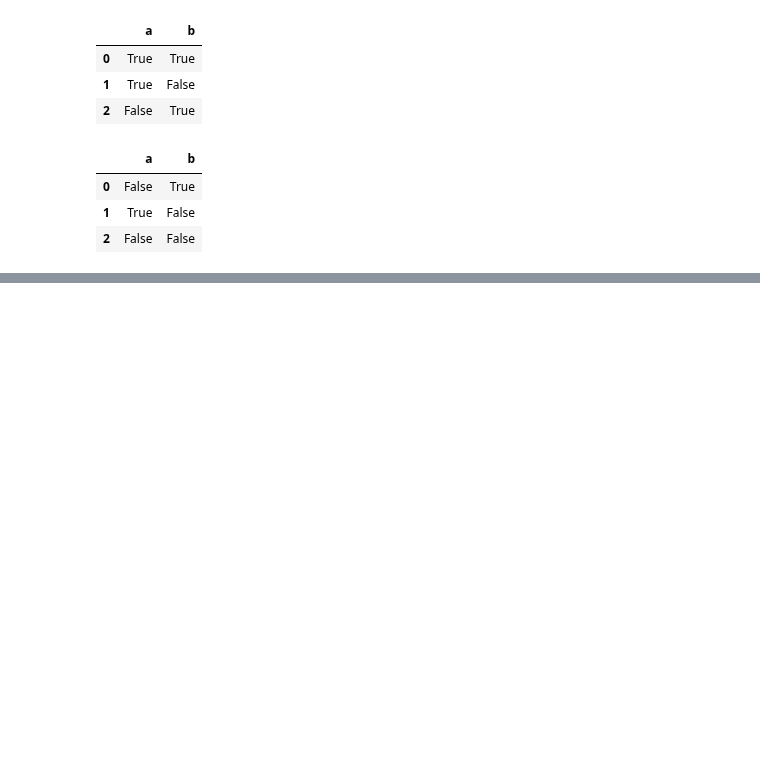
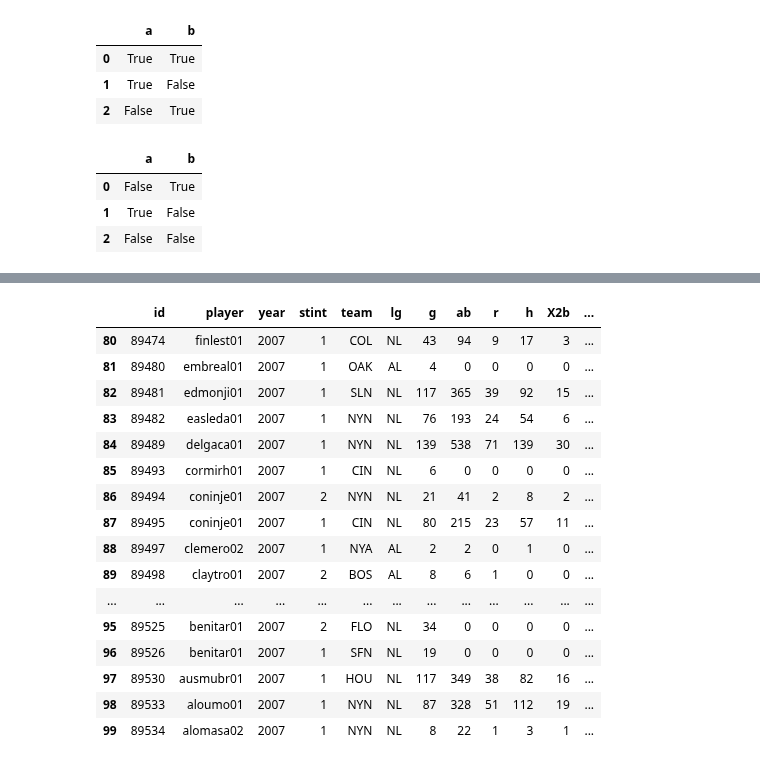
Before and after one commit to enfycius/ML-Notes, a Jupyter notebook: Data Analysis/Data Frame/Data_Frame.ipynb, the cells around one changed output, grey strips where cells are left out. Cells and saved outputs as stored; diff of their text form; code cells hidden in the pictures; blank space fills up the shorter version.

Commit message:
DataFrame

```diff
--- a/Data Analysis/Data Frame/Data_Frame.ipynb
+++ b/Data Analysis/Data Frame/Data_Frame.ipynb
@@ -384,0 +499,2 @@ df1 ^ df2
+# %%
+baseball = pd.read_csv("./../../Data/baseball.csv")
@@ -384,0 +537,20 @@ df1 ^ df2
+# %%
+baseball.iloc[-20:, :12]
+# %% [output]
+|  | id | player | year | stint | team | lg | g | ab | r | h | X2b | ... |
+| 80 | 89474 | finlest01 | 2007 | 1 | COL | NL | 43 | 94 | 9 | 17 | 3 | ... |
+| 81 | 89480 | embreal01 | 2007 | 1 | OAK | AL | 4 | 0 | 0 | 0 | 0 | ... |
+| 82 | 89481 | edmonji01 | 2007 | 1 | SLN | NL | 117 | 365 | 39 | 92 | 15 | ... |
+| 83 | 89482 | easleda01 | 2007 | 1 | NYN | NL | 76 | 193 | 24 | 54 | 6 | ... |
+| 84 | 89489 | delgaca01 | 2007 | 1 | NYN | NL | 139 | 538 | 71 | 139 | 30 | ... |
+| 85 | 89493 | cormirh01 | 2007 | 1 | CIN | NL | 6 | 0 | 0 | 0 | 0 | ... |
+| 86 | 89494 | coninje01 | 2007 | 2 | NYN | NL | 21 | 41 | 2 | 8 | 2 | ... |
+| 87 | 89495 | coninje01 | 2007 | 1 | CIN | NL | 80 | 215 | 23 | 57 | 11 | ... |
+| 88 | 89497 | clemero02 | 2007 | 1 | NYA | AL | 2 | 2 | 0 | 1 | 0 | ... |
+| 89 | 89498 | claytro01 | 2007 | 2 | BOS | AL | 8 | 6 | 1 | 0 | 0 | ... |
+| ... | ... | ... | ... | ... | ... | ... | ... | ... | ... | ... | ... | ... |
+| 95 | 89525 | benitar01 | 2007 | 2 | FLO | NL | 34 | 0 | 0 | 0 | 0 | ... |
+| 96 | 89526 | benitar01 | 2007 | 1 | SFN | NL | 19 | 0 | 0 | 0 | 0 | ... |
+| 97 | 89530 | ausmubr01 | 2007 | 1 | HOU | NL | 117 | 349 | 38 | 82 | 16 | ... |
+| 98 | 89533 | aloumo01 | 2007 | 1 | NYN | NL | 87 | 328 | 51 | 112 | 19 | ... |
+| 99 | 89534 | alomasa02 | 2007 | 1 | NYN | NL | 8 | 22 | 1 | 3 | 1 | ... |
```
Also changed, not shown: parts of 24 cells of this notebook.
